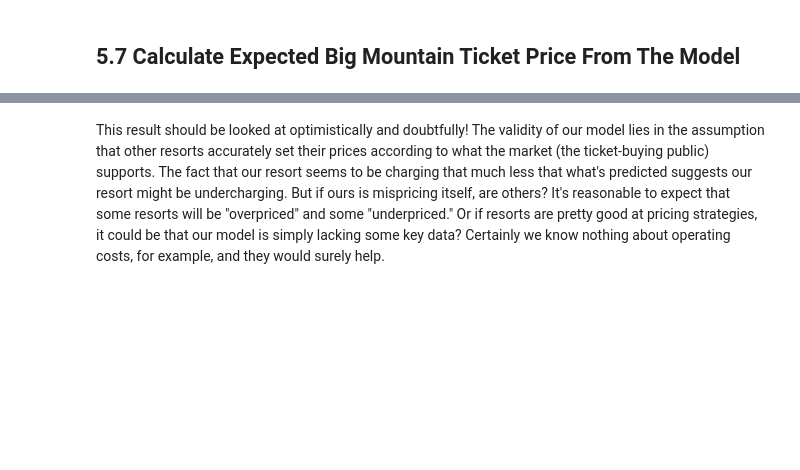
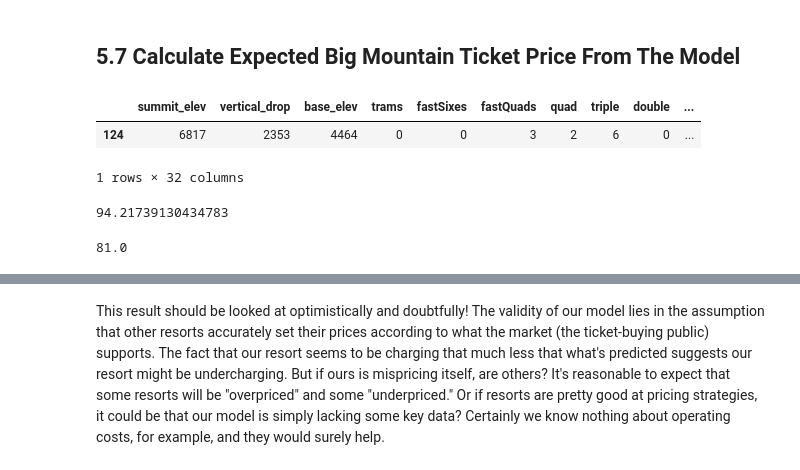
Before and after one commit to Libiv/DataScienceGuidedCapstone, a Jupyter notebook: Notebooks/05_modeling.ipynb, the cells around one changed output, grey strips where cells are left out. Saved outputs shown, nothing was run; the diff lists cells and outputs as text; code cells hidden in the pictures; blank space fills up the shorter version.

```diff
--- a/Notebooks/05_modeling.ipynb
+++ b/Notebooks/05_modeling.ipynb
@@ -96,10 +154,25 @@ These numbers will inevitably be different to those in the previous step that us
 # %%
 X_bm = ski_data.loc[ski_data.Name == "Big Mountain Resort", model.X_columns]
 y_bm = ski_data.loc[ski_data.Name == "Big Mountain Resort", 'AdultWeekend']
+# %%
+#
+X_bm
+# %% [output]
+|  | summit_elev | vertical_drop | base_elev | trams | fastSixes | fastQuads | quad | triple | double | ... |
+| 124 | 6817 | 2353 | 4464 | 0 | 0 | 3 | 2 | 6 | 0 | ... |
+1 rows × 32 columns
 # %%
 bm_pred = model.predict(X_bm).item()
+bm_pred
+# %% [output]
+94.21739130434783
 # %%
 y_bm = y_bm.values.item()
+# %%
+#
+y_bm
+# %% [output]
+81.0
 # %%
 print(f'Big Mountain Resort modelled price is ${bm_pred:.2f}, actual price is ${y_bm:.2f}.')
 print(f'Even with the expected mean absolute error of ${mae_mean:.2f}, this suggests there is room for an increase.')
```
Also changed, not shown: parts of 40 cells of this notebook, 1 other file.
